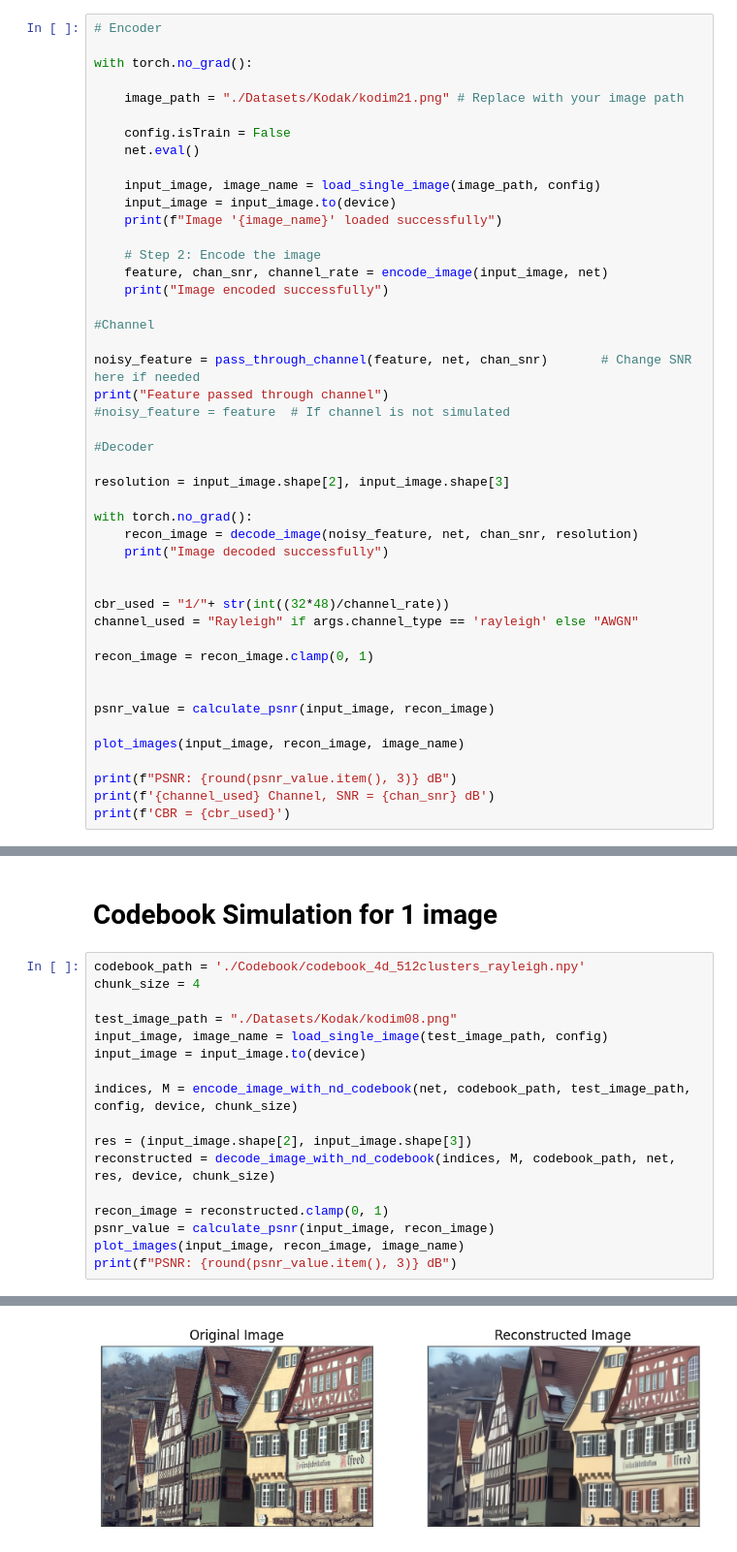
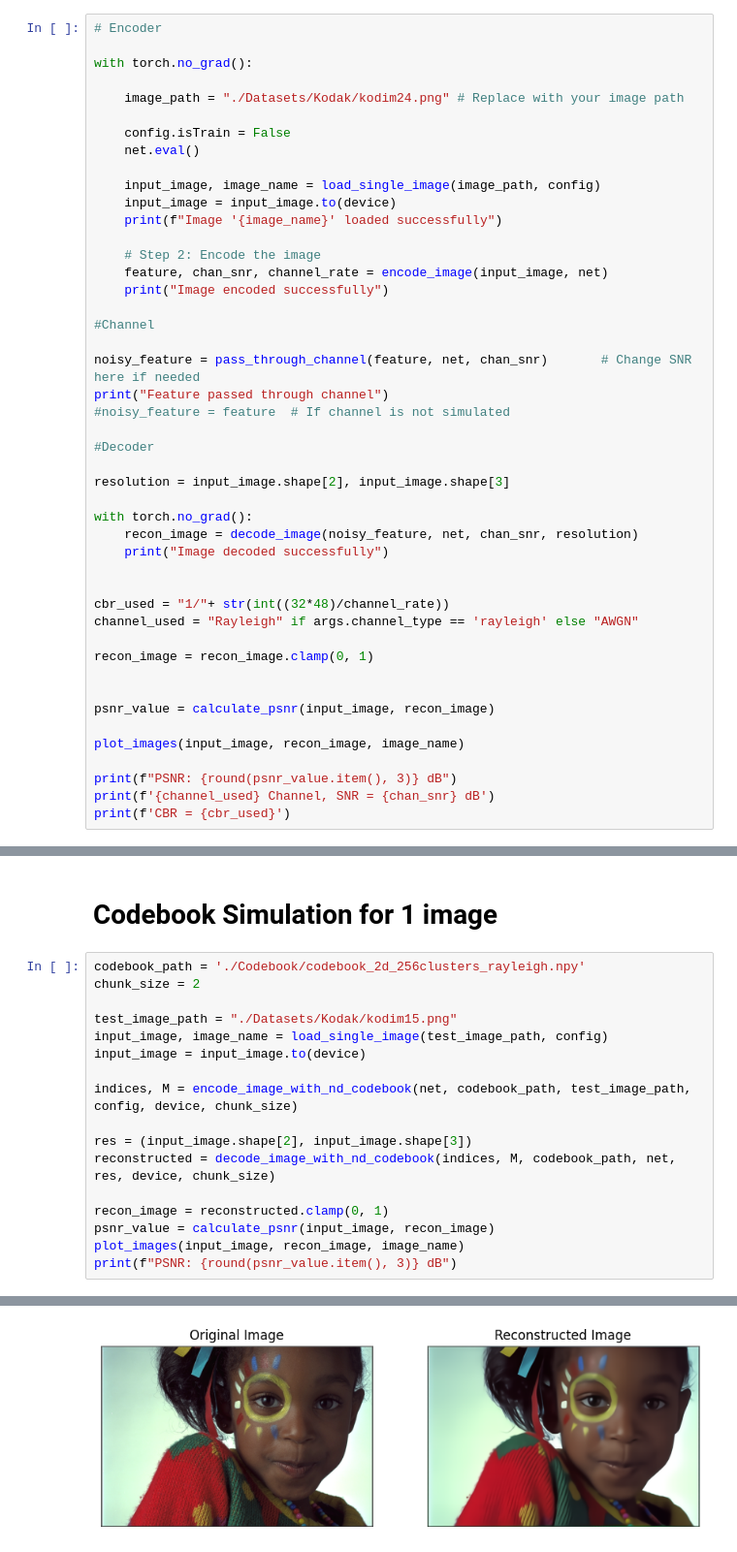
Before and after one commit to tharusha-pathirana/swin-semantic-communication, a Jupyter notebook: swinjscc-full.ipynb, the cells around one changed output, grey strips where cells are left out. Shown at 97% size. Cells and saved outputs as stored; diff of their text form.

```diff
--- a/swinjscc-full.ipynb
+++ b/swinjscc-full.ipynb
@@ -2443,7 +2466,7 @@ Trained model - rayleigh
 
 with torch.no_grad():
 
-    image_path = "./Datasets/Kodak/kodim21.png" # Replace with your image path
+    image_path = "./Datasets/Kodak/kodim24.png" # Replace with your image path
 
     config.isTrain = False
     net.eval()
@@ -2510,10 +2533,10 @@ Channel Rate - 32
 # %% [markdown]
 # Codebook Simulation for 1 image
 # %%
-codebook_path = './Codebook/codebook_4d_512clusters_rayleigh.npy'
-chunk_size = 4
+codebook_path = './Codebook/codebook_2d_256clusters_rayleigh.npy'
+chunk_size = 2
 
-test_image_path = "./Datasets/Kodak/kodim08.png"
+test_image_path = "./Datasets/Kodak/kodim15.png"
 input_image, image_name = load_single_image(test_image_path, config)
 input_image = input_image.to(device)
 
@@ -2534 +2557 @@ tensor(-1.0689)
-[figure, old version]
+[figure, new version]
```
Also changed, not shown: parts of 10 cells of this notebook, 2 other files.
